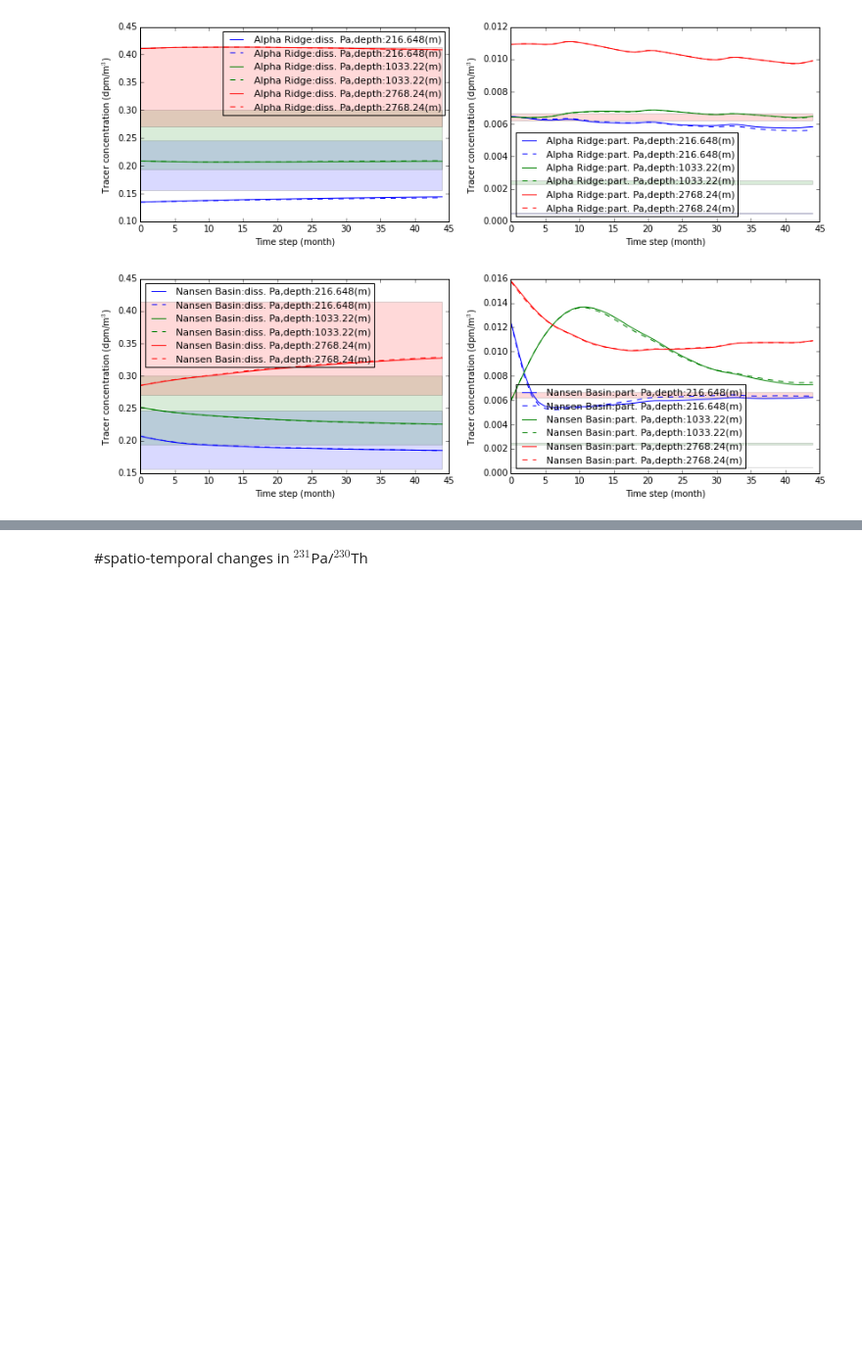
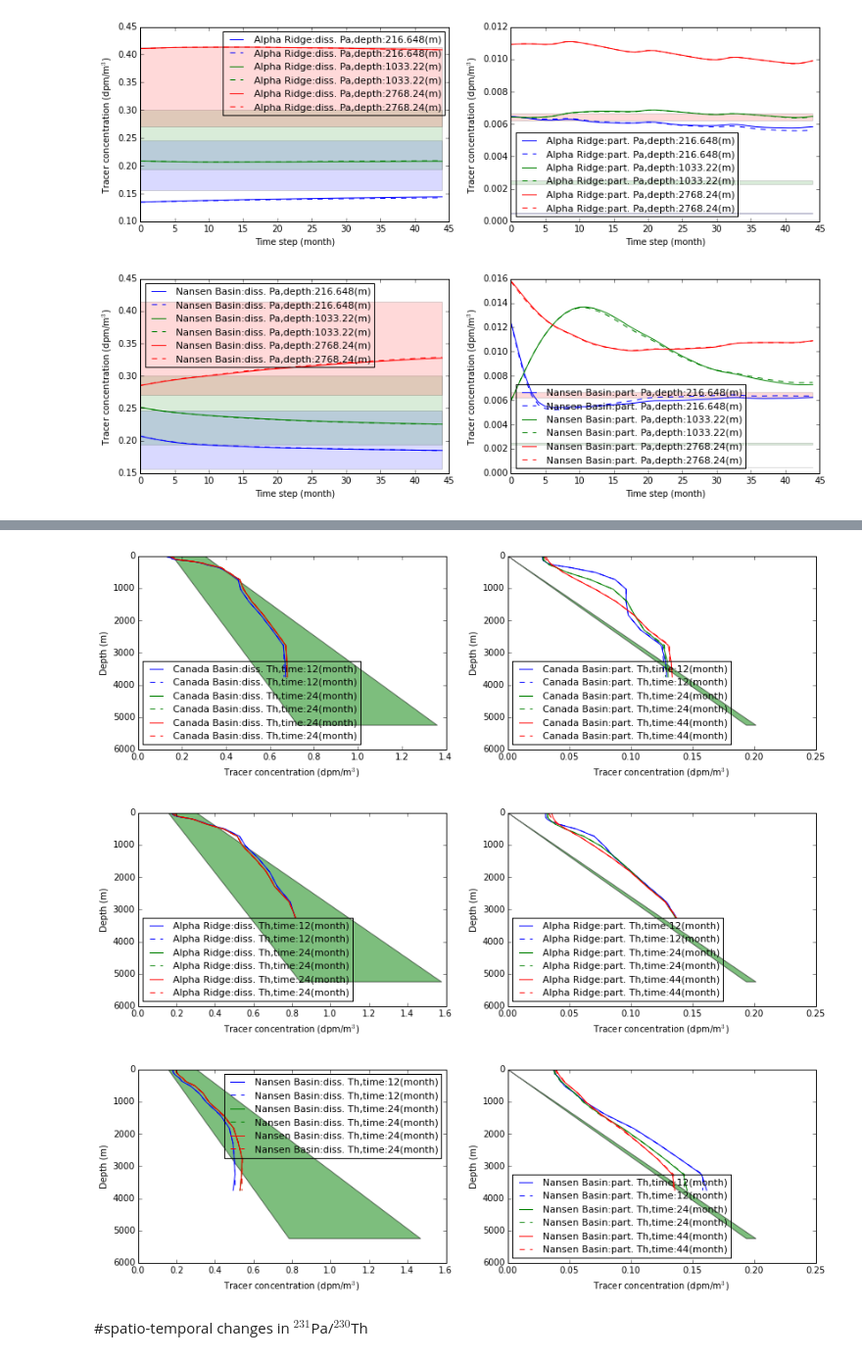
Before and after one commit to UBC-MOAD/analysis-cindy, a Jupyter notebook: notebooks/[ORCA_offline]TestMytrc.ipynb, the cells around one changed output, grey strips where cells are left out. Shown at 98% size. Saved outputs shown, nothing was run; the diff lists cells and outputs as text; code cells hidden in the pictures; blank space fills up the shorter version.

```diff
--- a/notebooks/[ORCA_offline]TestMytrc.ipynb
+++ b/notebooks/[ORCA_offline]TestMytrc.ipynb
@@ -374,3 +471,12 @@ tracer_range(i,k,j,141,138,'NB')
+# %%
+t1=12;t2=24;t3=44
+tracer_range_Vertical(t1,t2,t3,133,60,'Canada Basin')
+tracer_range_Vertical(t1,t2,t3,145,51,'Alpha Ridge')
+tracer_range_Vertical(t1,t2,t3,141,138,'Nansen Basin')
+# %% [output]
+[figure, added]
+[figure, added]
+[figure, added]
 # %% [markdown]
 #spatio-temporal changes in $^{231}$Pa/$^{230}$Th
 # %%
```
Also changed, not shown: parts of 5 cells of this notebook, 1 other file.
